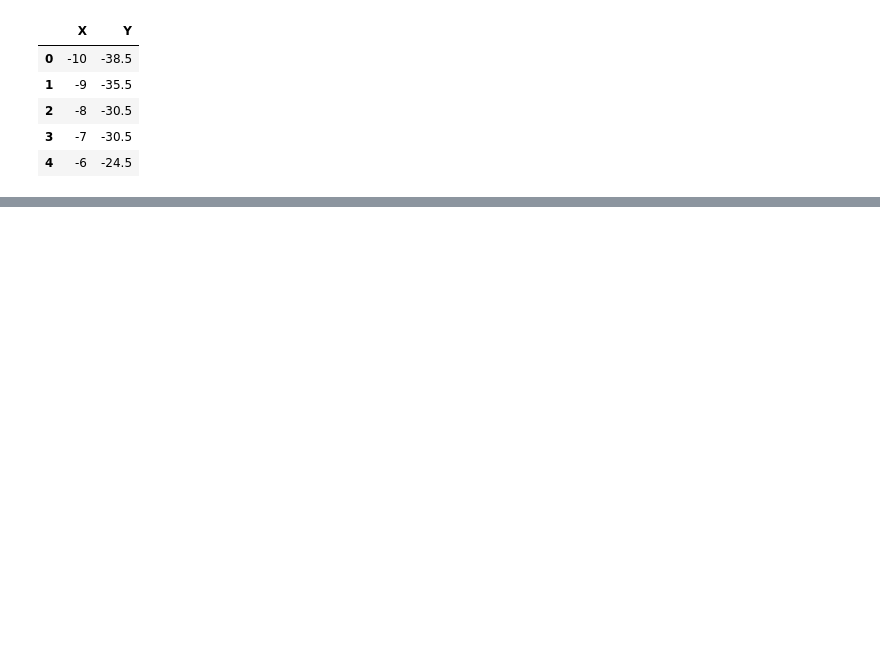
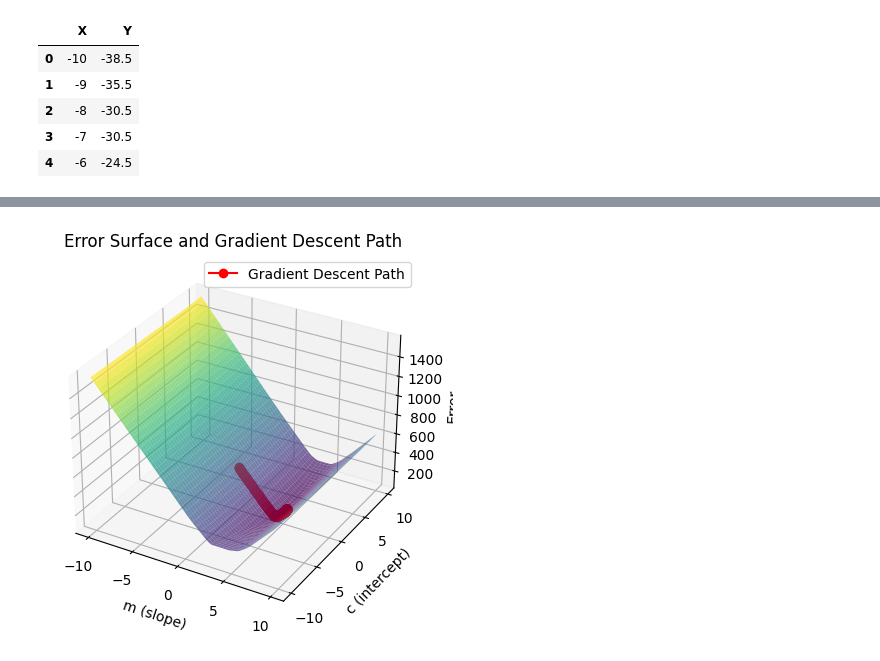
Before and after one commit to aswinsuresh-04/Regression_Analysis, a Jupyter notebook: Error_Surface_Plotting.ipynb, the cells around one changed output, grey strips where cells are left out. Saved outputs shown, nothing was run; the diff lists cells and outputs as text; code cells hidden in the pictures; blank space fills up the shorter version.

```diff
--- a/Error_Surface_Plotting.ipynb
+++ b/Error_Surface_Plotting.ipynb
@@ -138,0 +122,93 @@ plt.show()
+# %%
+import pandas as pd
+import numpy as np
+import matplotlib.pyplot as plt
+from mpl_toolkits.mplot3d import Axes3D
+
+# Load the data
+df = pd.read_csv('/content/Untitled spreadsheet - Sheet2.csv')
+
+# Define ranges for m and c
+m_values = np.arange(-10, 10, 0.1)
+c_values = np.arange(-10, 10, 0.1)
+
+# Extract x and y values from the DataFrame
+x_values = df.iloc[:, 0].values
+y_values = df.iloc[:, 1].values
+
+# Create a mesh grid for m and c values
+M, C = np.meshgrid(m_values, c_values)
+errors = np.zeros(M.shape)
+
+# Calculate the errors for the entire grid
+for i in range(M.shape[0]):
+    for j in range(M.shape[1]):
+        mi = M[i, j]
+        ci = C[i, j]
+        predicted_y = mi * x_values + ci
+        errors[i, j] = np.sum(np.abs(y_values - predicted_y))  # Mean Absolute Error (MAE)
+
+# Function to compute MAE and its gradients
+def compute_error_and_gradients(m, c, x_values, y_values):
+    N = len(y_values)
+    predicted_y = m * x_values + c
+    error = np.sum(np.abs(y_values - predicted_y)) / N  # Mean Absolute Error
+    error_gradient_m = -np.sum(np.sign(y_values - predicted_y) * x_values) / N  # Gradient w.r.t. m
+    error_gradient_c = -np.sum(np.sign(y_values - predicted_y)) / N  # Gradient w.r.t. c
+    return error, error_gradient_m, error_gradient_c
+
+# Gradient descent parameters
+learning_rate = 0.01
+num_iterations = 1000
+m_current = 0  # Starting value for m (slope)
+c_current = 0  # Starting value for c (intercept)
+
+# To store the path of m and c values
+m_history = [m_current]
+c_history = [c_current]
+error_history = []
+
+# Gradient descent loop
+for i in range(num_iterations):
+    error, grad_m, grad_c = compute_error_and_gradients(m_current, c_current, x_values, y_values)
+    m_current -= learning_rate * grad_m  # Update m
+    c_current -= learning_rate * grad_c  # Update c
+
+    # Save the values at each iteration for plotting
+    m_history.append(m_current)
+    c_history.append(c_current)
+    error_history.append(error)
+    print(f"Iteration {i+1}: m = {m_current}, c = {c_current}, Error = {error}")
+
+
+# Create the 3D plot of the error surface
+fig = plt.figure()
+ax = fig.add_subplot(111, projection='3d')
+ax.plot_surface(M, C, errors, cmap='viridis', alpha=0.7)
+
+# Plot the path of gradient descent on the surface
+m_history = np.array(m_history)
+c_history = np.array(c_history)
+error_path = np.zeros(m_history.shape)
+for i in range(len(m_history)):
+    predicted_y = m_history[i] * x_values + c_history[i]
+    error_path[i] = np.sum(np.abs(y_values - predicted_y))  # Error at each step
+
+ax.plot(m_history, c_history, error_path, color='r', marker='o', label='Gradient Descent Path')
+
+# Set labels and title
+ax.set_xlabel('m (slope)')
+ax.set_ylabel('c (intercept)')
+ax.set_zlabel('Error')
+plt.title('Error Surface and Gradient Descent Path')
+plt.legend()
+plt.show()
+
+# Plot error over iterations
+plt.figure()
+plt.plot(error_history)
+plt.xlabel('Iteration')
+plt.ylabel('Error')
+plt.title('Error over Iterations during Gradient Descent')
+plt.show()
+# %% [output]
@@ -138,0 +232 @@ plt.show()
+[figure, added]
```
Also changed, not shown: parts of 8 cells of this notebook.
